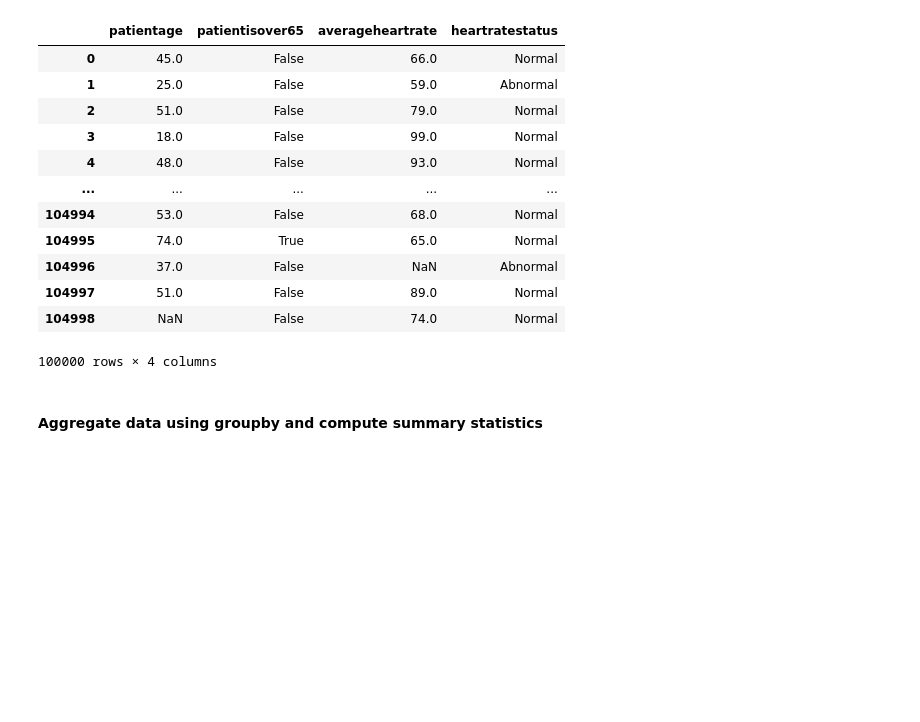
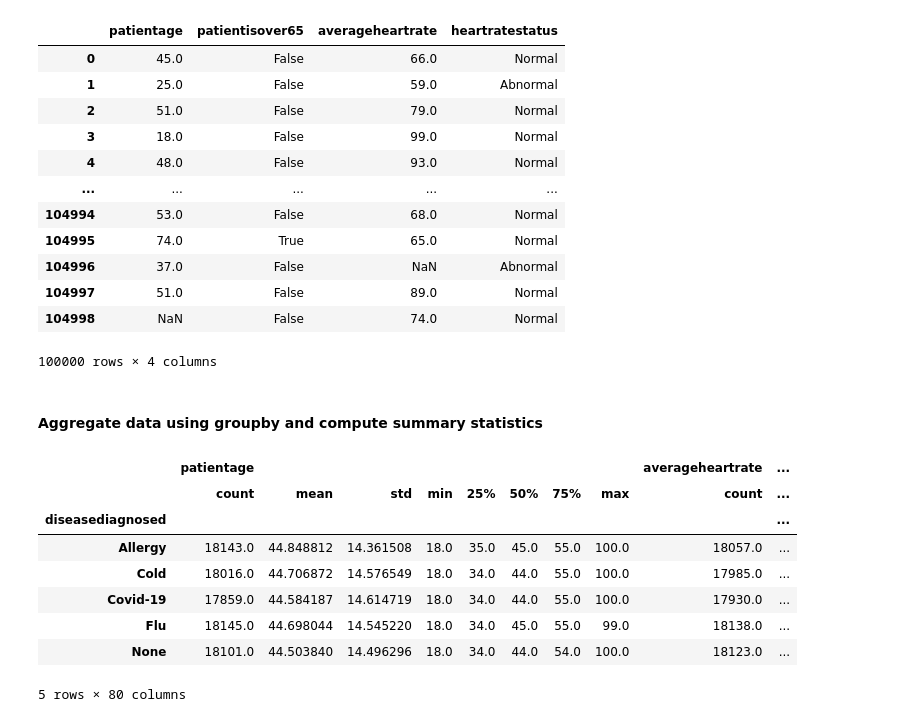
Before and after one commit to Helzheng123/datasci_2_manipulation, a Jupyter notebook: hha507_wk2_assignment.ipynb, the cells around one changed output. Cells and saved outputs as stored; diff of their text form; code cells hidden in the pictures; blank space fills up the shorter version.

```diff
--- a/hha507_wk2_assignment.ipynb
+++ b/hha507_wk2_assignment.ipynb
@@ -185,3 +188,16 @@ selected_columns
 100000 rows × 4 columns
 # %% [markdown]
 #### Aggregate data using groupby and compute summary statistics
+# %%
+# this helps group the diseaseddiagnosed column and shows the different statistics of each column.
+data.groupby(['diseasediagnosed']).describe()
+# %% [output]
+|  | patientage |  |  |  |  |  |  |  | averageheartrate | ... |
+|  | count | mean | std | min | 25% | 50% | 75% | max | count | ... |
+| diseasediagnosed |  |  |  |  |  |  |  |  |  | ... |
+| Allergy | 18143.0 | 44.848812 | 14.361508 | 18.0 | 35.0 | 45.0 | 55.0 | 100.0 | 18057.0 | ... |
+| Cold | 18016.0 | 44.706872 | 14.576549 | 18.0 | 34.0 | 44.0 | 55.0 | 100.0 | 17985.0 | ... |
+| Covid-19 | 17859.0 | 44.584187 | 14.614719 | 18.0 | 34.0 | 44.0 | 55.0 | 100.0 | 17930.0 | ... |
+| Flu | 18145.0 | 44.698044 | 14.545220 | 18.0 | 34.0 | 45.0 | 55.0 | 99.0 | 18138.0 | ... |
+| None | 18101.0 | 44.503840 | 14.496296 | 18.0 | 34.0 | 44.0 | 54.0 | 100.0 | 18123.0 | ... |
+5 rows × 80 columns
```
Also changed, not shown: parts of 3 cells of this notebook.
